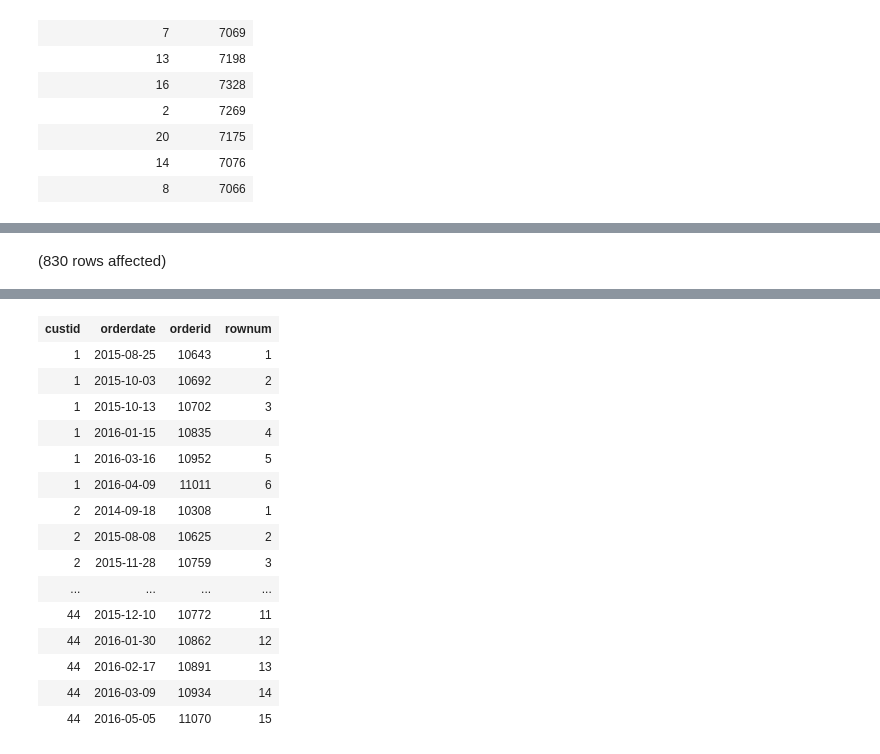
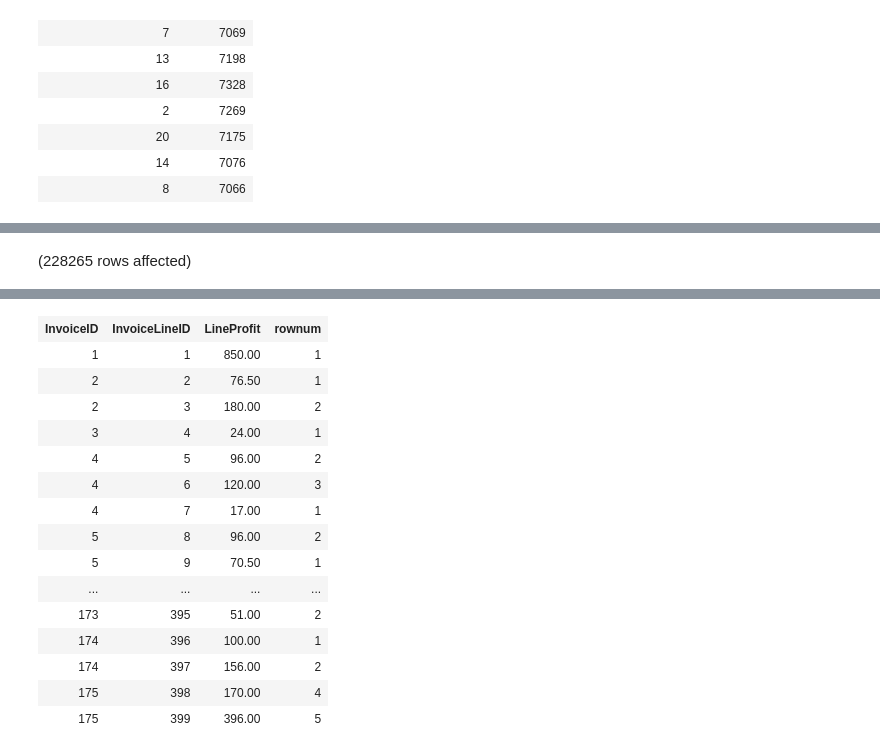
Before and after one commit to ArnanK/CSCI381-Assignments, a Jupyter notebook: PHW1/Individual_PHW#1_ArnanKhan.ipynb, the cells around one changed output, grey strips where cells are left out. Drawn from its saved outputs; the diff is of its cells as text; code cells hidden in the pictures.

```diff
--- a/PHW1/Individual_PHW#1_ArnanKhan.ipynb
+++ b/PHW1/Individual_PHW#1_ArnanKhan.ipynb
@@ -142,9 +141,8 @@ Total execution time: 00:00:00.012
 # %%
---8
-USE TSQLV4
-SELECT custid, orderdate, orderid,
-ROW_NUMBER() OVER (PARTITION BY custid ORDER BY orderdate) as rownum
-FROM Sales.Orders
-ORDER BY custid, orderid
+--8 What is the row number by the invoiceID using Invoice date as a tiebreaker.
+SELECT InvoiceID, InvoiceLineID, LineProfit,
+ROW_NUMBER() OVER (PARTITION BY InvoiceID ORDER BY LineProfit) as rownum
+FROM Sales.InvoiceLines
+ORDER BY InvoiceID, InvoiceLineID
 # %% [output]
-(830 rows affected)
+(228265 rows affected)
@@ -152,16 +151,16 @@ Total execution time: 00:00:00.015
-| custid | orderdate | orderid | rownum |
-| 1 | 2015-08-25 | 10643 | 1 |
-| 1 | 2015-10-03 | 10692 | 2 |
-| 1 | 2015-10-13 | 10702 | 3 |
-| 1 | 2016-01-15 | 10835 | 4 |
-| 1 | 2016-03-16 | 10952 | 5 |
-| 1 | 2016-04-09 | 11011 | 6 |
-| 2 | 2014-09-18 | 10308 | 1 |
-| 2 | 2015-08-08 | 10625 | 2 |
-| 2 | 2015-11-28 | 10759 | 3 |
+| InvoiceID | InvoiceLineID | LineProfit | rownum |
+| 1 | 1 | 850.00 | 1 |
+| 2 | 2 | 76.50 | 1 |
+| 2 | 3 | 180.00 | 2 |
+| 3 | 4 | 24.00 | 1 |
+| 4 | 5 | 96.00 | 2 |
+| 4 | 6 | 120.00 | 3 |
+| 4 | 7 | 17.00 | 1 |
+| 5 | 8 | 96.00 | 2 |
+| 5 | 9 | 70.50 | 1 |
 | ... | ... | ... | ... |
-| 44 | 2015-12-10 | 10772 | 11 |
-| 44 | 2016-01-30 | 10862 | 12 |
-| 44 | 2016-02-17 | 10891 | 13 |
-| 44 | 2016-03-09 | 10934 | 14 |
-| 44 | 2016-05-05 | 11070 | 15 |
+| 173 | 395 | 51.00 | 2 |
+| 174 | 396 | 100.00 | 1 |
+| 174 | 397 | 156.00 | 2 |
+| 175 | 398 | 170.00 | 4 |
+| 175 | 399 | 396.00 | 5 |
```
Also changed, not shown: parts of 12 cells of this notebook.
